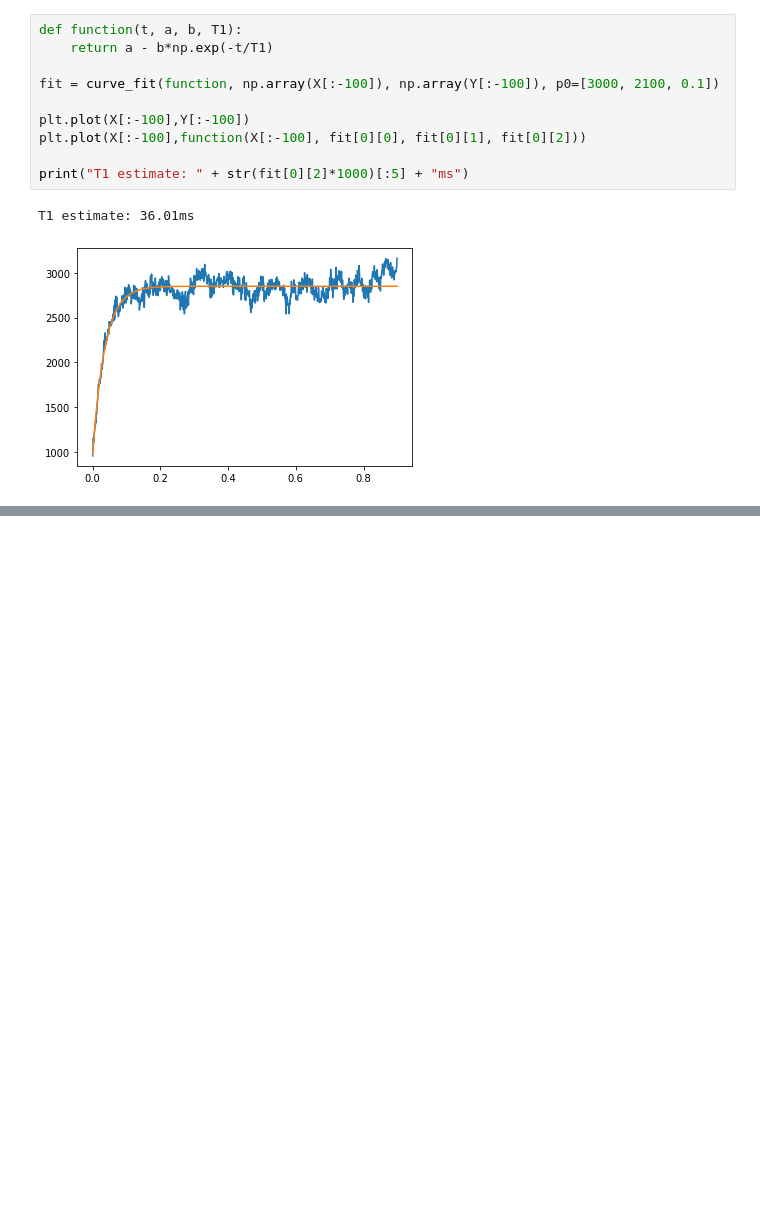
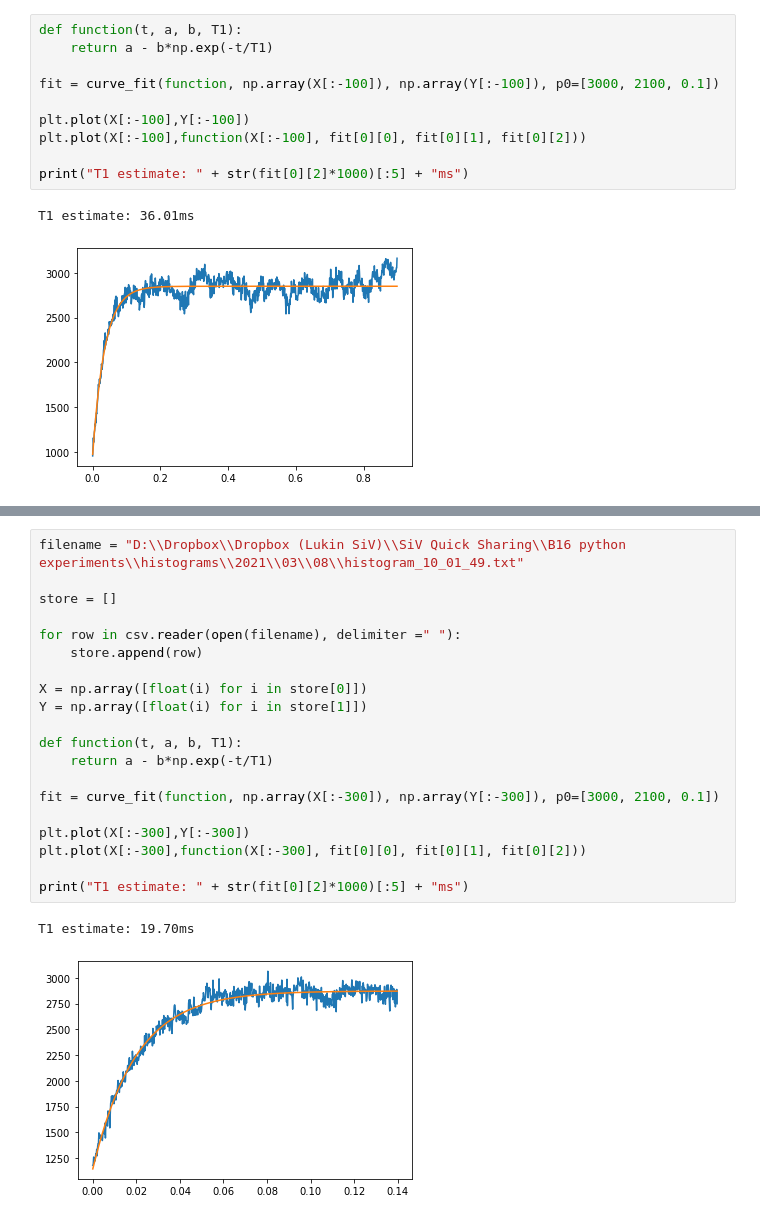
Before and after one commit to lukingroup/pylabnet, a Jupyter notebook: demo/T1_meas_notebook/T1.ipynb, the cells around one changed output, grey strips where cells are left out. Drawn from its saved outputs; the diff is of its cells as text; blank space fills up the shorter version.

```diff
--- a/demo/T1_meas_notebook/T1.ipynb
+++ b/demo/T1_meas_notebook/T1.ipynb
@@ -29,0 +53,23 @@ T1 estimate: 36.01ms
+# %%
+filename = "D:\\Dropbox\\Dropbox (Lukin SiV)\\SiV Quick Sharing\\B16 python experiments\\histograms\\2021\\03\\08\\histogram_10_01_49.txt"
+
+store = []
+
+for row in csv.reader(open(filename), delimiter =" "):
+    store.append(row)
+
+X = np.array([float(i) for i in store[0]])
+Y = np.array([float(i) for i in store[1]])
+
+def function(t, a, b, T1):
+    return a - b*np.exp(-t/T1)
+
+fit = curve_fit(function, np.array(X[:-300]), np.array(Y[:-300]), p0=[3000, 2100, 0.1])
+
+plt.plot(X[:-300],Y[:-300])
+plt.plot(X[:-300],function(X[:-300], fit[0][0], fit[0][1], fit[0][2]))
+
+print("T1 estimate: " + str(fit[0][2]*1000)[:5] + "ms")
+# %% [output]
+T1 estimate: 19.70ms
+[figure, added]
```
Also changed, not shown: parts of 15 cells of this notebook, 2 other files.
